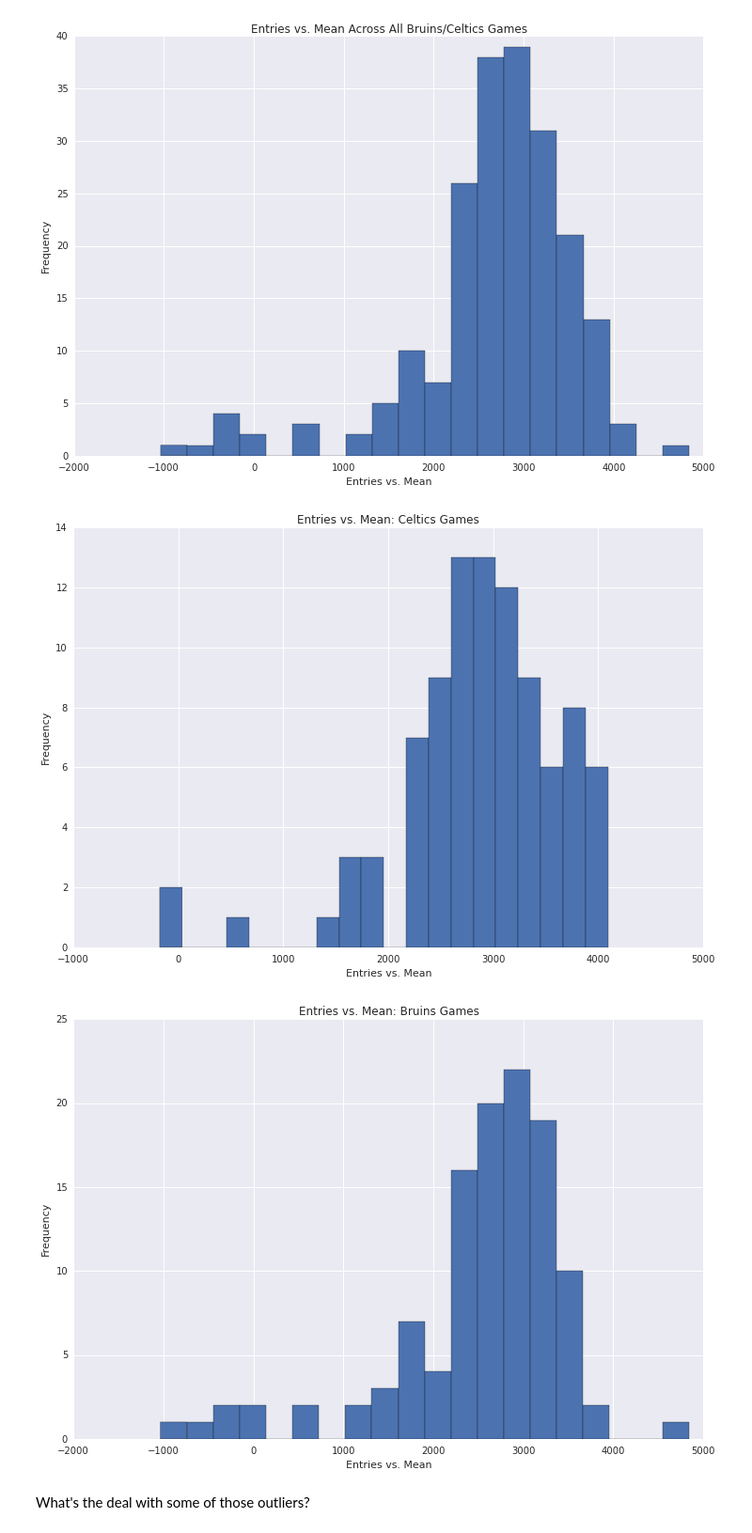
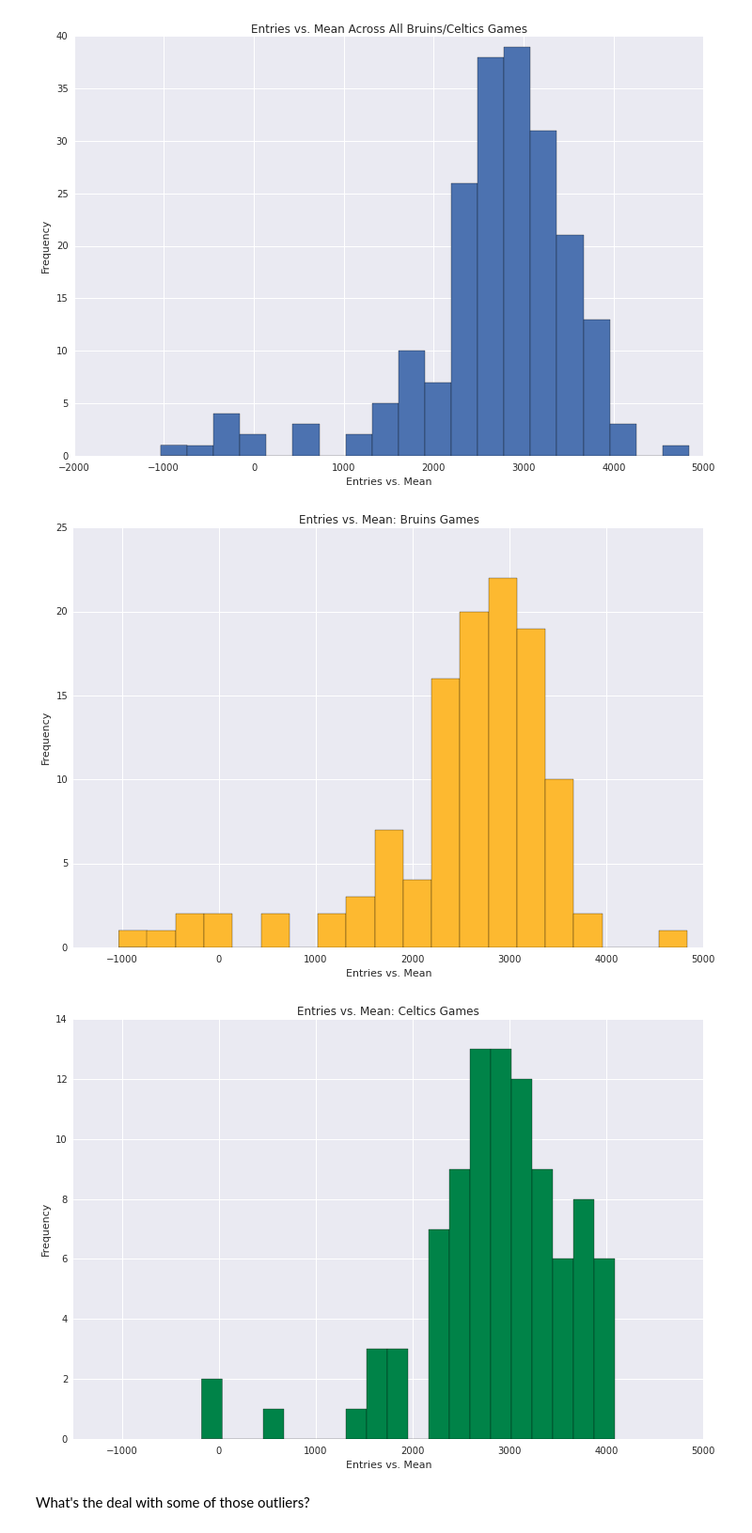
Before and after one commit to azampagl/harvard-capstone, a Jupyter notebook: src/sports/bruins_celtics.ipynb, the cells around one changed output. Shown: that part at 94% size. Drawn from its saved outputs; the diff is of its cells as text; code cells hidden in the pictures.

Commit message:
Visualization updates

```diff
--- a/src/sports/bruins_celtics.ipynb
+++ b/src/sports/bruins_celtics.ipynb
@@ -146,6 +161,6 @@ games_only['day_of_week'] = pd.DatetimeIndex(games_only.game_date).weekday
 When do games occur during the week? We might expect a consistent pattern as the teams share an arena and their seasons largely overlap. **Monday is 0.**
 # %%
 # Summarize by team-DoW.
-games_by_team_dow = games_only.groupby(['team','day_of_week']).agg({'game_time':len})
-games_by_team_dow.columns = ['games']
-games_by_team_dow
+games_by_team_dow = games_only.groupby(['team','day_of_week']).agg({'game_time':len}).reset_index()
+games_by_team_dow.rename(columns={'game_time':'games'}, inplace=True)
+# games_by_team_dow
@@ -172,6 +189,6 @@ Aha! Hockey mostly takes Tuesday/Thursday/Saturday; Basketball takes Wednesday/F
 What about during the day?
 # %%
 # Group and aggregate by time.
-games_by_time = games_only.groupby(['team','game_time']).agg({'opponent':len})
-games_by_time.columns = ['games']
-games_by_time
+games_by_team_time = games_only.groupby(['team','game_time']).agg({'opponent':len}).reset_index()
+games_by_team_time.rename(columns={'opponent':'games'}, inplace=True)
+# games_by_team_time
@@ -195,0 +195,16 @@ games_by_time
+# %%
+# Plot times. Once per team.
+
+for team in sorted(set(games_by_team_time.team)):
+    # Get team times.
+    team_times = games_by_team_time[games_by_team_time.team == team]
+    # Plot.
+    plt.figure(figsize=default_figsize)
+    plt.bar(np.arange(len(team_times)), team_times.games, width=0.8, color=team_colors[team])
+    # Prettify.
+    plt.title('%s: 2013 & 2014 Games by Day of Week' % team)
+    plt.xlabel('Day of Week'); plt.ylabel('Games')
+    plt.xticks(np.arange(0,len(team_times))+0.4, np.array(team_times.game_time))
+    plt.xlim(-0.2,len(team_times))
+    # Show.
+    plt.show()
@@ -274,11 +292,11 @@ mean_entry_differences_summarized
 # Plot means for each team.
 plt.figure(figsize=default_figsize)
 for team in teams:
-    plt.plot(mean_entry_differences_summarized[mean_entry_differences_summarized.team == team].hours_since_game_start, mean_entry_differences_summarized[mean_entry_differences_summarized.team == team].entries_vs_mean_mean, label=team)
+    plt.plot(mean_entry_differences_summarized[mean_entry_differences_summarized.team == team].hours_since_game_start, mean_entry_differences_summarized[mean_entry_differences_summarized.team == team].entries_vs_mean_mean, label=team, color=team_colors[team])
 
 # Fix x limit and add origin lines.
 xlim = plt.xlim((-0.5, plt.xlim()[1])); ylim = plt.ylim()
-plt.vlines(0, *ylim, colors='lightgray')
+plt.axvline(0, *ylim, color='lightgray')
 # plt.hlines(0, *xlim, colors='lightgray')
 plt.annotate('Game Start', (-.05,ylim[1]*0.97), rotation='vertical', ha='right', color='steelblue')
 
@@ -336,16 +354,17 @@ plt.show()
 # %%
 # Plot each team.
 for team in teams:
     plt.figure(figsize=default_figsize)
-    plt.hist(agg_entry_differences.entries_vs_mean[agg_entry_differences.team == team].tolist(), bins=20, label=team)
+    plt.hist(agg_entry_differences.entries_vs_mean[agg_entry_differences.team == team].tolist(), bins=20, label=team, color=team_colors[team])
     # Prettify.
     plt.title('Entries vs. Mean: %s Games' % team)
     plt.xlabel('Entries vs. Mean'); plt.ylabel('Frequency')
+    plt.xlim(-1500,5000)
     # Show.
     plt.show()
 # %% [output]
-[figure, old version]
+[figure, new version]
-[figure, old version]
+[figure, new version]
 # %% [markdown]
 What's the deal with some of those outliers?
 # %%
```
Also changed, not shown: parts of 8 cells of this notebook, 1 other file.
